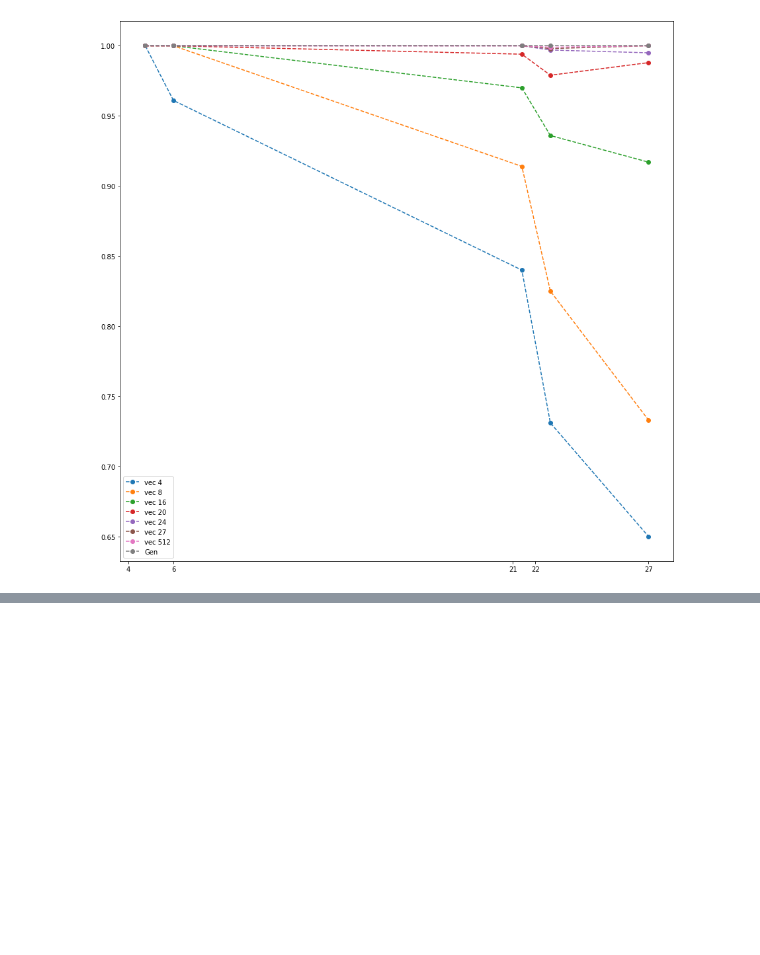
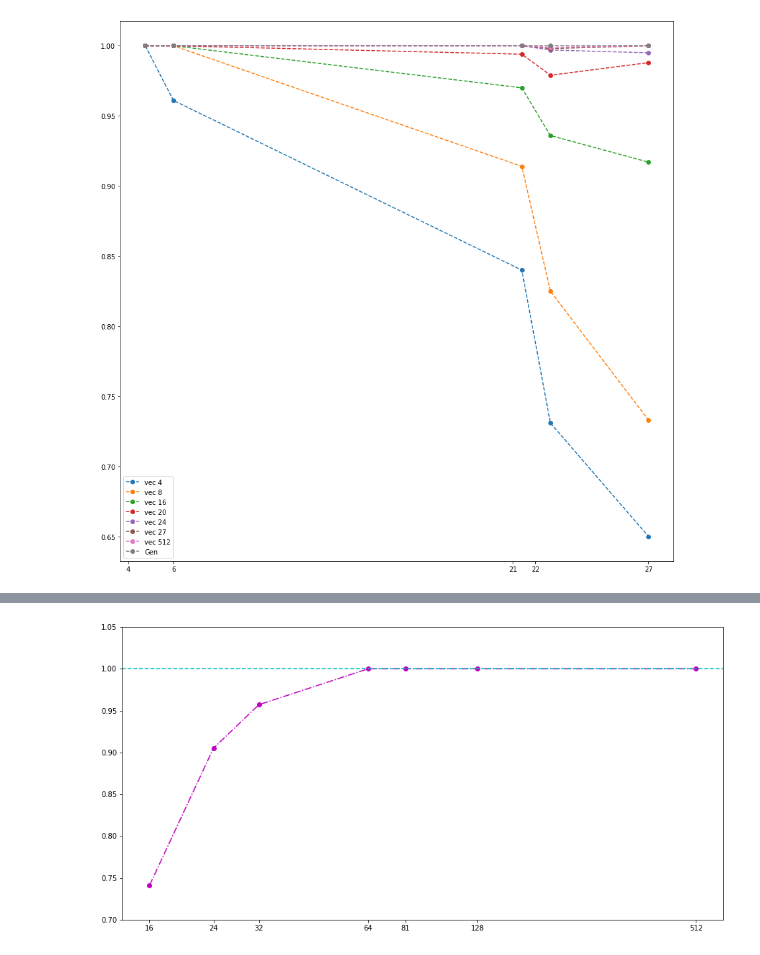
Before and after one commit to Chucooleg/Contrastive-Learning-Benchmarking, a Jupyter notebook: SecondPass-CardGame-experiments/Make_KL_TopK_Plots.ipynb, the cells around one changed output, grey strips where cells are left out. Drawn from its saved outputs; the diff is of its cells as text; code cells hidden in the pictures; blank space fills up the shorter version.

```diff
--- a/SecondPass-CardGame-experiments/Make_KL_TopK_Plots.ipynb
+++ b/SecondPass-CardGame-experiments/Make_KL_TopK_Plots.ipynb
@@ -82,0 +103,20 @@ sudo -r -p -i legg@52.175.200.25:/home/legg/ContrastiveLearning-SET-Wildcard-Exp
+# %%
+def plot_81cards_TopK():
+    plt.figure(figsize=(15,7.5))
+
+    # Top K Overlap
+    plt.plot([4, np.log2(24), 5, 6, np.log2(81),7, 9], [0.741, 0.905, 0.957, 1, 1, 1, 1],
+            linestyle='-.', marker='o', color='m')
+
+    # Non-Contrastive: Top K
+    plt.axhline(y=1.0, color='c', linestyle='dashed')
+
+    plt.ylim(0.7, 1.05)
+
+    plt.xticks(ticks=[4, np.log2(24), 5, 6, np.log2(81), 7, 9], labels=['16','24','32','64','81', '128', '512'])
+#     plt.legend(["KL Div Loss", "Top K Prediction-Groundtruth Overlap"])
+    plt.show()
+# %%
+plot_81cards_TopK()
+# %% [output]
+[figure, added]
```
Also changed, not shown: parts of 3 cells of this notebook, 12 other files.
